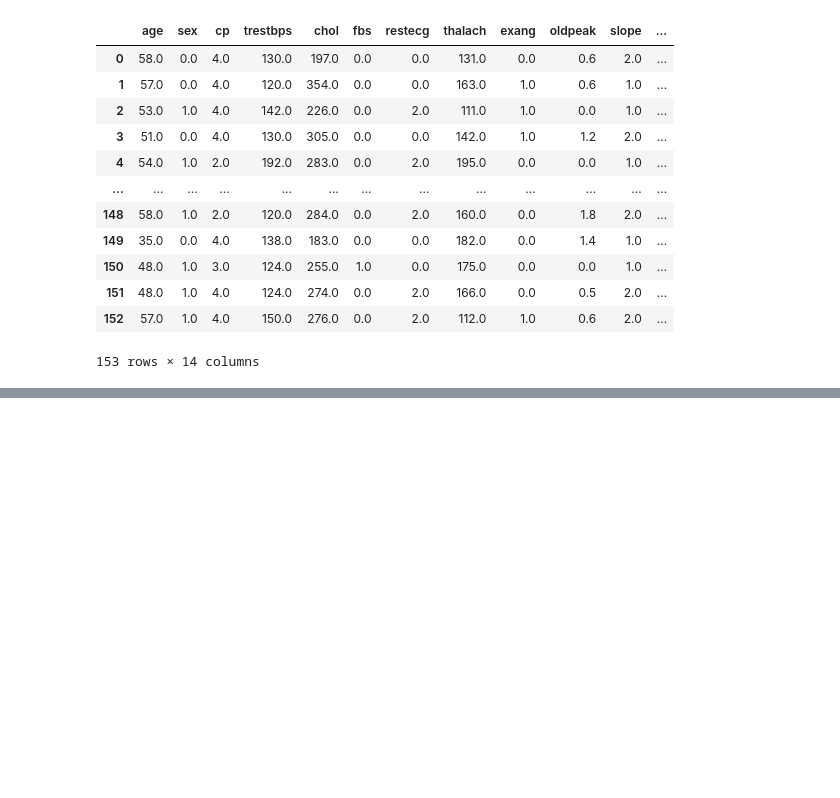
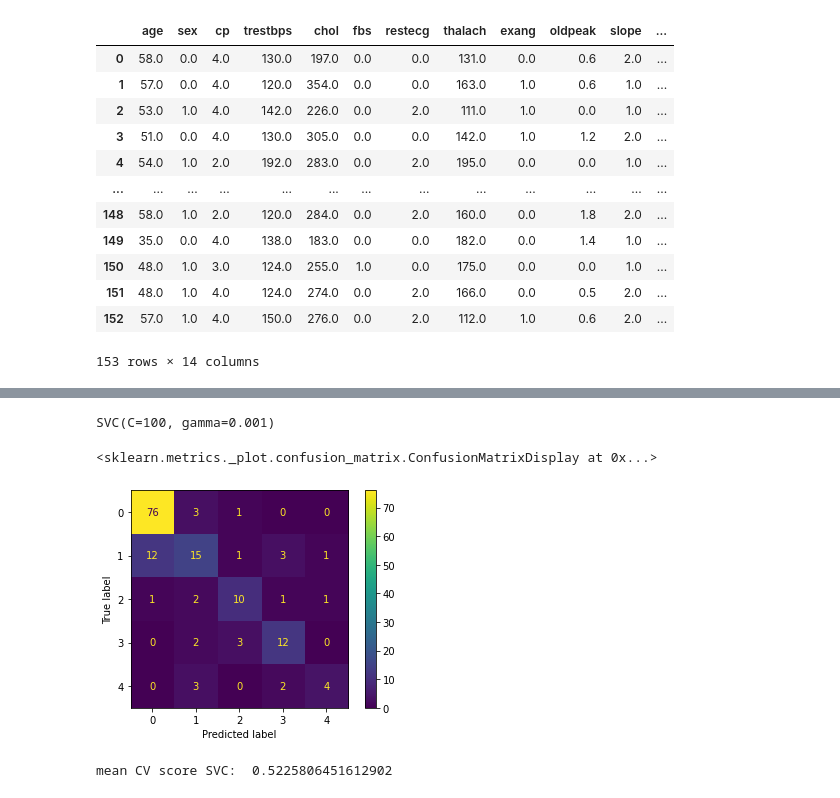
Before and after one commit to AugustBredberg/BigDrippaz-MachineLearning, a Jupyter notebook: Project Big Drippaz.ipynb, the cells around one changed output, grey strips where cells are left out. Saved outputs shown, nothing was run; the diff lists cells and outputs as text; code cells hidden in the pictures; blank space fills up the shorter version.

```diff
--- a/Project Big Drippaz.ipynb
+++ b/Project Big Drippaz.ipynb
@@ -167,0 +194,27 @@ print(x_train)
+# %%
+clf_svm = SVC(C=100, gamma=0.001)
+clf_svm.fit(X_train_scaled, y_train)
+# %% [output]
+SVC(C=100, gamma=0.001)
+# %%
+from sklearn.metrics import plot_confusion_matrix
+plot_confusion_matrix(clf_svm, X_train_scaled, y_train, values_format='d')
+# %% [output]
+<sklearn.metrics._plot.confusion_matrix.ConfusionMatrixDisplay at 0x...>
+[figure, added]
+# %%
+from sklearn.pipeline import make_pipeline
+from sklearn.preprocessing import StandardScaler
+from sklearn.ensemble import BaggingRegressor
+from sklearn.datasets import make_regression
+from sklearn.svm import SVR
+from sklearn.svm import SVC
+from sklearn.model_selection import cross_val_score
+
+#########################################################################
+clf_svm = SVC(C=100, gamma=0.001)
+cv_score_svc = cross_val_score(clf_svm, X_train_scaled, y_train)
+print("mean CV score SVC: ", np.mean(cv_score_svc))
+#########################################################################
+# %% [output]
+mean CV score SVC:  0.5225806451612902
```
Also changed, not shown: parts of 17 cells of this notebook.
